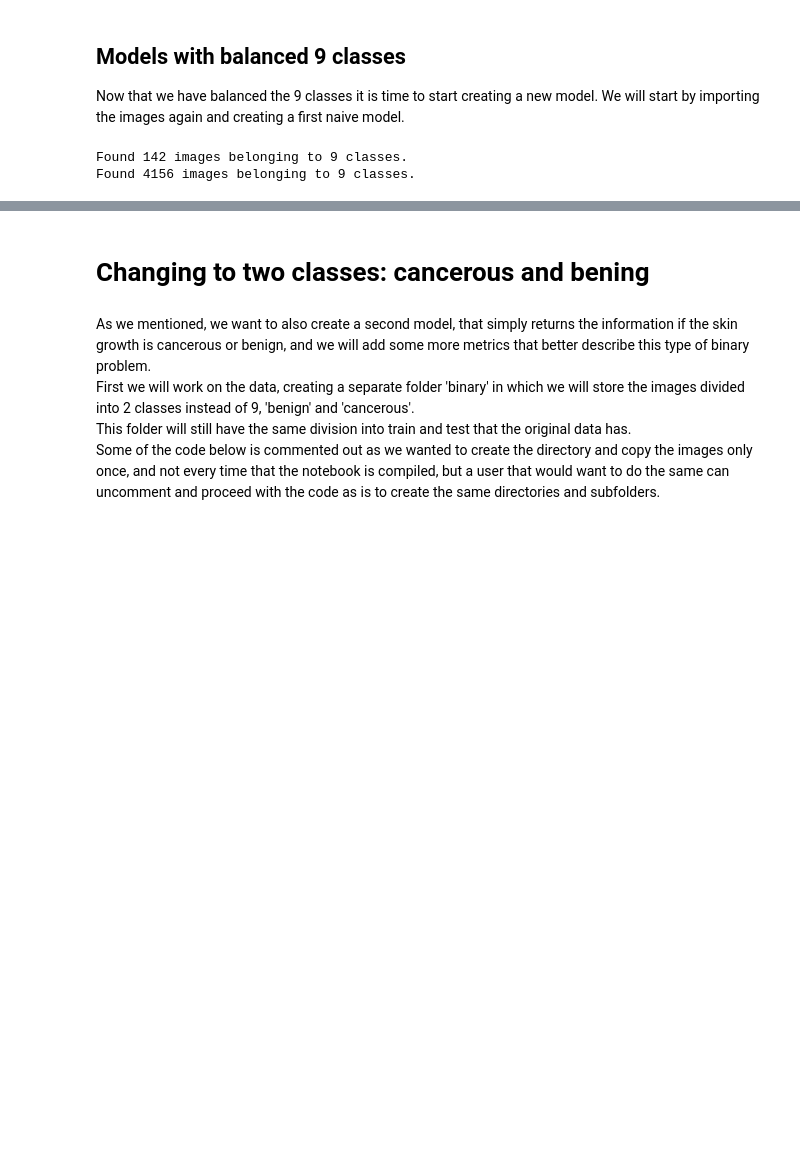
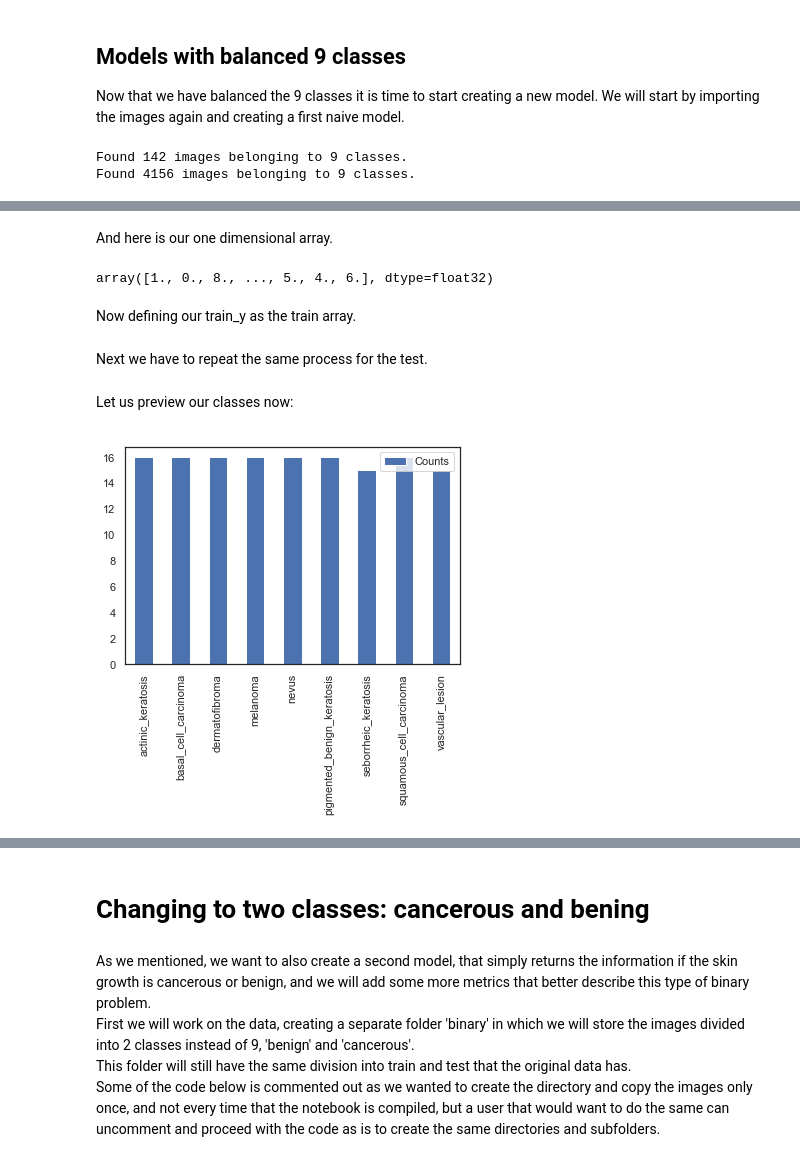
Before and after one commit to MNLKuzmin/SkinCancerDetection, a Jupyter notebook: SkinCancerDetection.ipynb, the cells around one changed output, grey strips where cells are left out. Saved outputs shown, nothing was run; the diff lists cells and outputs as text; code cells hidden in the pictures; blank space fills up the shorter version.

```diff
--- a/SkinCancerDetection.ipynb
+++ b/SkinCancerDetection.ipynb
@@ -2234,0 +2319,9 @@ Found 4156 images belonging to 9 classes.
+# %% [markdown]
+And here is our one dimensional array.
+# %%
+train_array=dataframe_train['1D'].to_numpy()
+train_array
+# %% [output]
+array([1., 0., 8., ..., 5., 4., 6.], dtype=float32)
+# %% [markdown]
+Now defining our train_y as the train array.
@@ -2234,0 +2330,15 @@ Found 4156 images belonging to 9 classes.
+# %% [markdown]
+Next we have to repeat the same process for the test.
+# %%
+dataframe_test=pd.DataFrame(test_lab, columns=['actinic_keratosis', 'basal_cell_carcinoma',\
+            'dermatofibroma', 'melanoma', 'nevus', 'pigmented_benign_keratosis',\
+            'seborrheic_keratosis', 'squamous_cell_carcinoma', 'vascular_lesion'])
+sums_test=dataframe_test.sum(axis=0)
+sums_test=pd.DataFrame(sums_test)
+sums_test.rename(columns={0: "Counts"}, inplace=True)
+# %% [markdown]
+Let us preview our classes now:
+# %%
+sums_test['Counts'].plot(kind='bar', legend=True);
+# %% [output]
+[figure, added]
```
Also changed, not shown: parts of 27 cells of this notebook.
